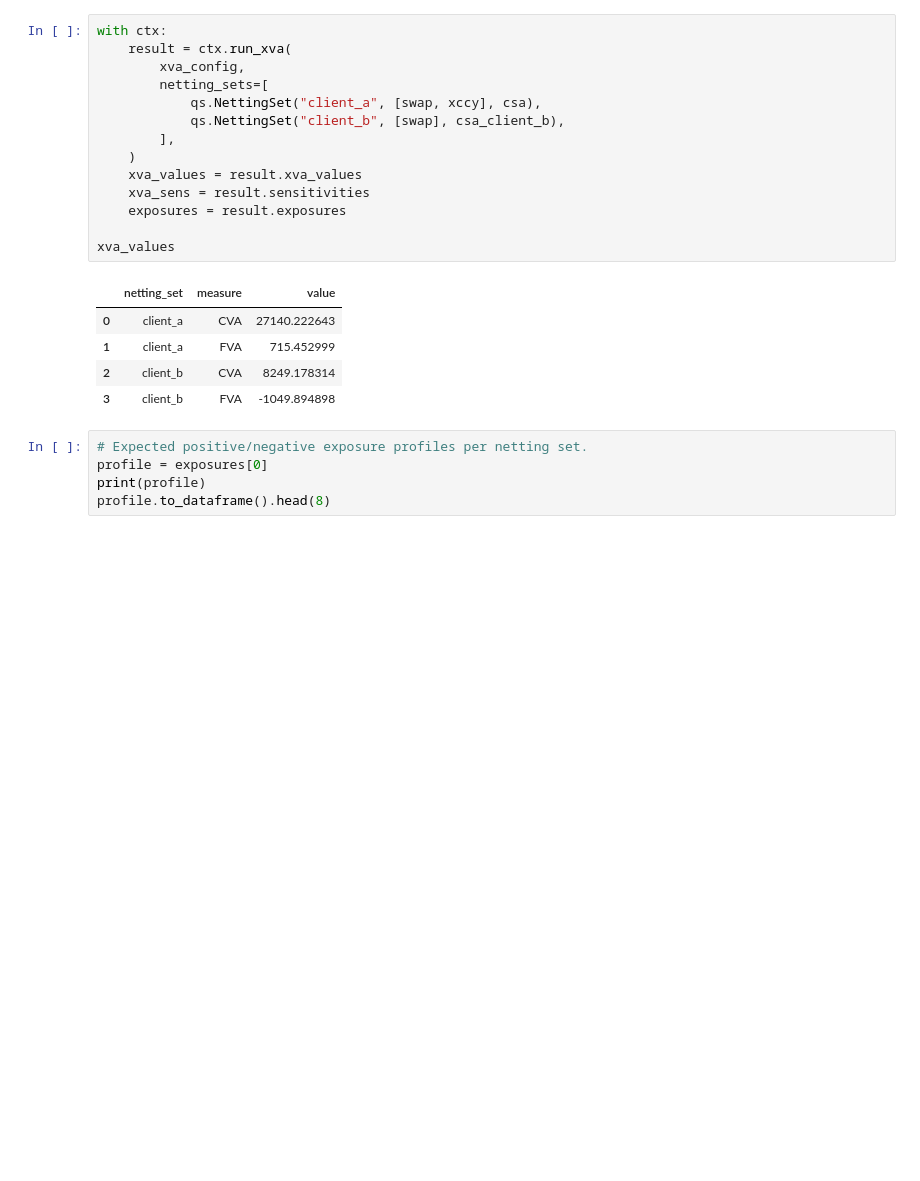
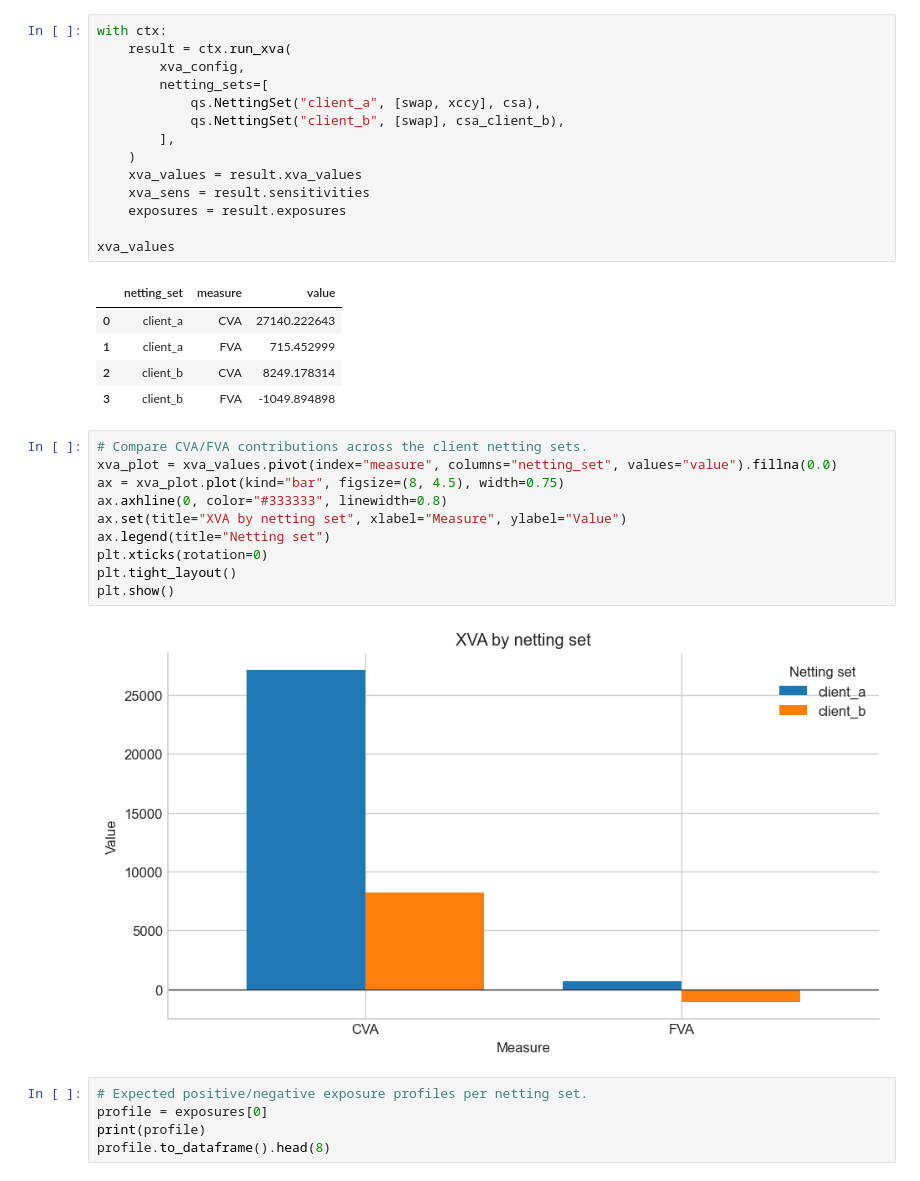
Before and after one commit to jmelo11/rustatlas, a Jupyter notebook: bindings/python/examples/tour.ipynb, the cells around one changed output. Saved outputs shown, nothing was run; the diff lists cells and outputs as text; blank space fills up the shorter version.

```diff
--- a/bindings/python/examples/tour.ipynb
+++ b/bindings/python/examples/tour.ipynb
@@ -399,6 +434,18 @@ xva_values
 | 1 | client_a | FVA | 715.452999 |
 | 2 | client_b | CVA | 8249.178314 |
 | 3 | client_b | FVA | -1049.894898 |
+# %%
+# Compare CVA/FVA contributions across the client netting sets.
+xva_plot = xva_values.pivot(index="measure", columns="netting_set", values="value").fillna(0.0)
+ax = xva_plot.plot(kind="bar", figsize=(8, 4.5), width=0.75)
+ax.axhline(0, color="#333333", linewidth=0.8)
+ax.set(title="XVA by netting set", xlabel="Measure", ylabel="Value")
+ax.legend(title="Netting set")
+plt.xticks(rotation=0)
+plt.tight_layout()
+plt.show()
+# %% [output]
+[figure, added]
 # %%
 # Expected positive/negative exposure profiles per netting set.
 profile = exposures[0]
```
Also changed, not shown: parts of 4 cells of this notebook, 7 other files.
